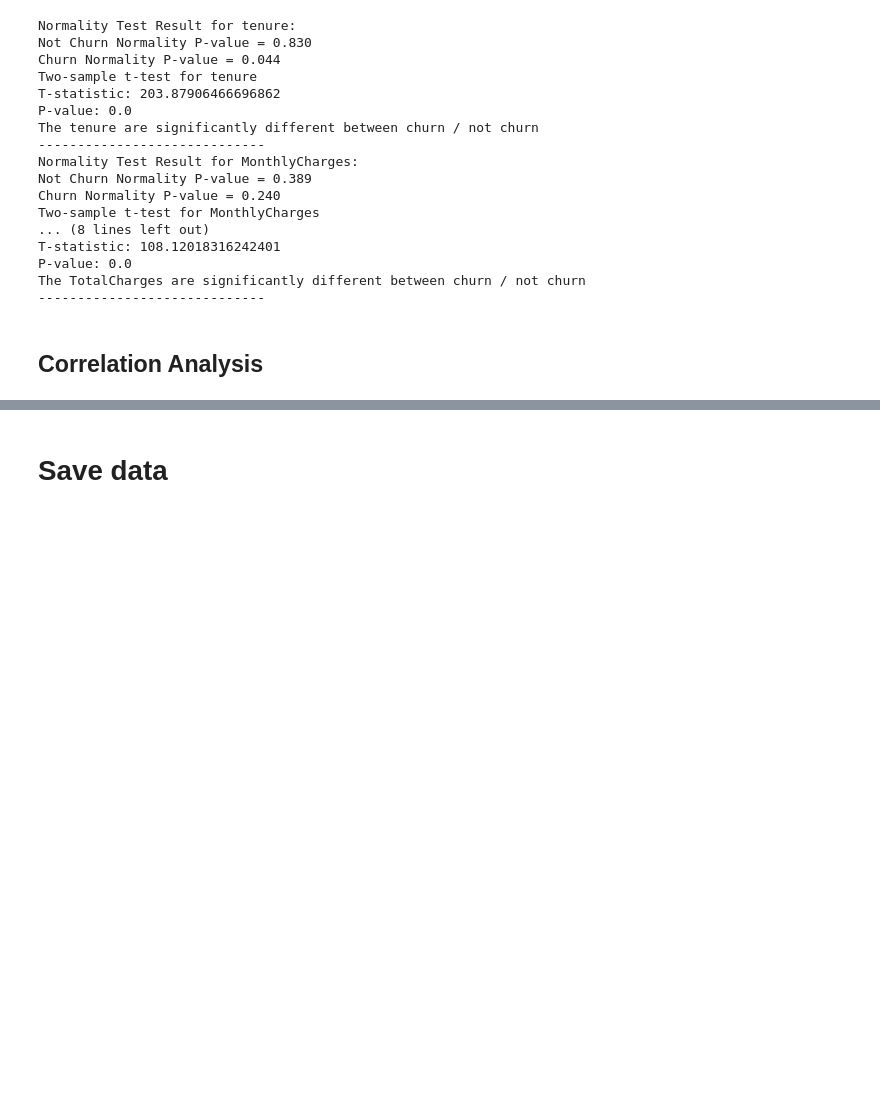
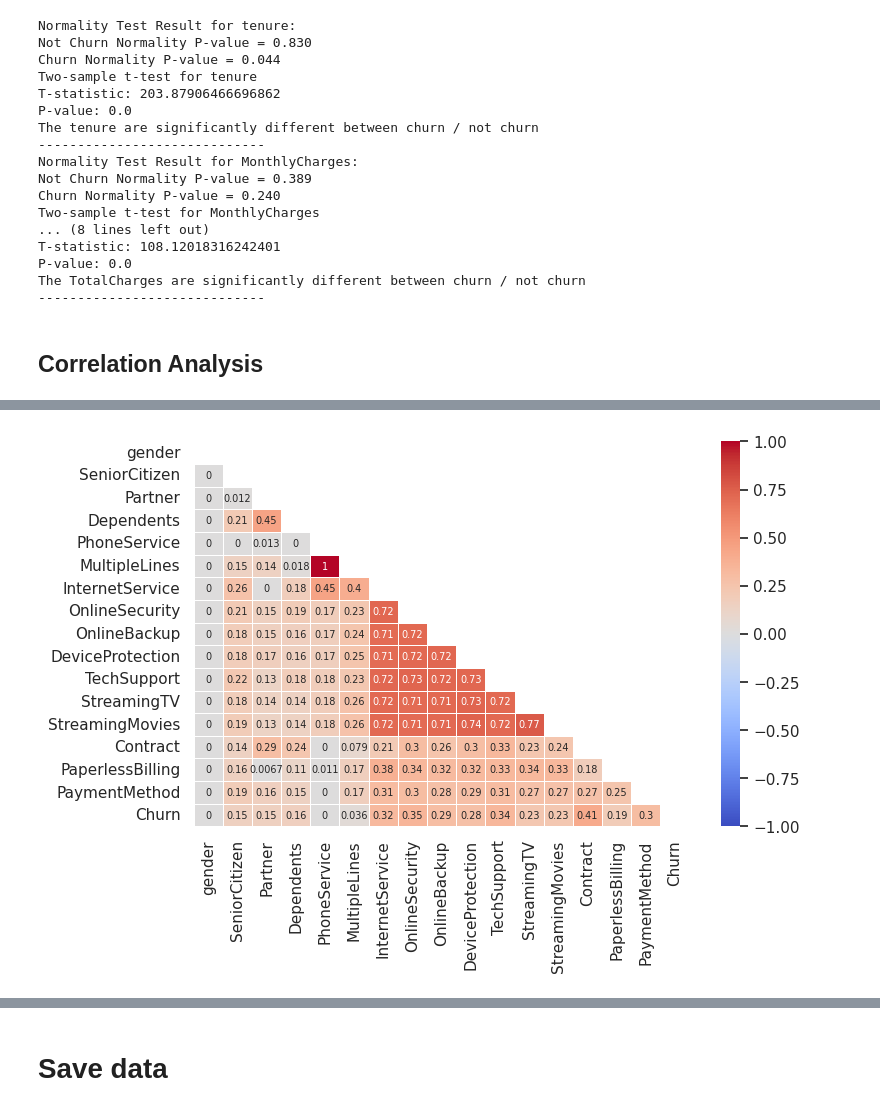
Before and after one commit to MahmoodAbdali79/Telco-Customer-Churn, a Jupyter notebook: Telecom_EDA_v1.ipynb, the cells around one changed output, grey strips where cells are left out. Saved outputs shown, nothing was run; the diff lists cells and outputs as text; code cells hidden in the pictures; blank space fills up the shorter version.

```diff
--- a/Telecom_EDA_v1.ipynb
+++ b/Telecom_EDA_v1.ipynb
@@ -920,0 +466,33 @@ plt.show()
+# %%
+# Example data (replace with your data)
+cat_data = LDF.drop(numerical_vars, axis=1)
+
+# Function to calculate Cramér's V
+def cramers_v(x, y):
+    confusion_matrix = pd.crosstab(x, y)
+    chi2, _, _, _ = st.chi2_contingency(confusion_matrix)
+    n = confusion_matrix.sum().sum()
+    phi2 = chi2 / n
+    r, k = confusion_matrix.shape
+    phi2corr = max(0, phi2 - ((k - 1) * (r - 1)) / (n - 1))
+    rcorr = r - ((r - 1) ** 2) / (n - 1)
+    kcorr = k - ((k - 1) ** 2) / (n - 1)
+    return np.sqrt(phi2corr / min((kcorr - 1), (rcorr - 1)))
+
+# Calculate Cramér's V for each pair of variables
+corr_matrix = pd.DataFrame(index=cat_data.columns, columns=cat_data.columns, dtype=float)
+for i in range(len(cat_data.columns)):
+    for j in range(len(cat_data.columns)):
+        corr_matrix.iloc[i, j] = cramers_v(cat_data.iloc[:, i], cat_data.iloc[:, j])
+
+
+sns.set(style="white")
+plt.figure(figsize=(8, 5))
+
+mask = np.triu(np.ones_like(corr_matrix, dtype=bool))
+
+ax = sns.heatmap(corr_matrix, mask=mask, xticklabels=corr_matrix.columns, yticklabels=corr_matrix.columns,
+                 annot=True, annot_kws={"size": 7}, linewidths=.5, cmap='coolwarm', vmin=-1, vmax=1)
+plt.show()
+# %% [output]
+[figure, added]
```
Also changed, not shown: parts of 67 cells of this notebook.
